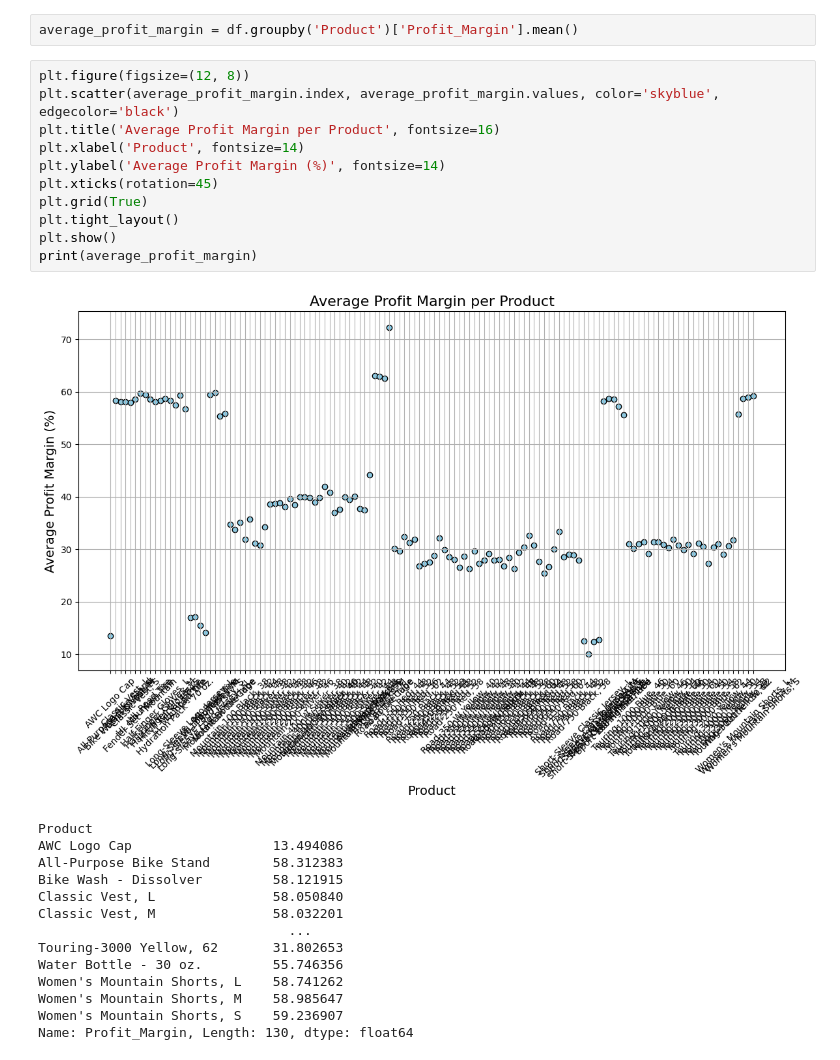
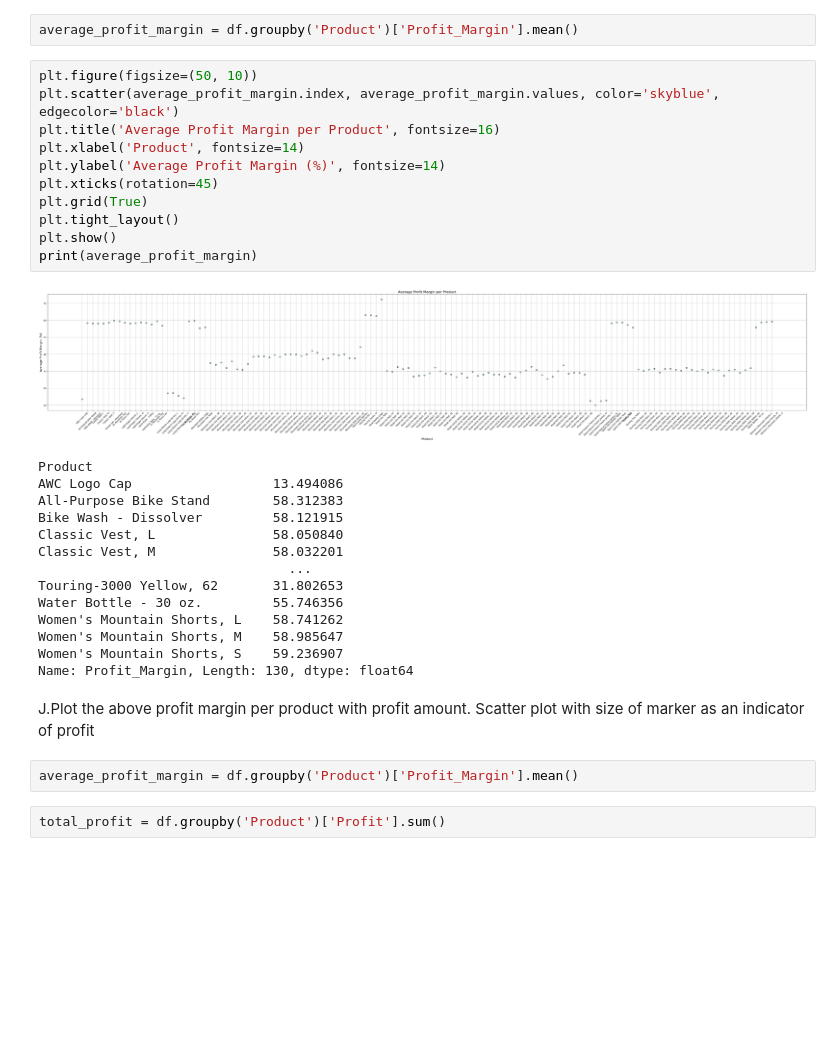
Before and after one commit to srisabarish0112/EntransAI-Induction-Tasks, a Jupyter notebook: tasks.ipynb, the cells around one changed output. Saved outputs shown, nothing was run; the diff lists cells and outputs as text; blank space fills up the shorter version.

```diff
--- a/tasks.ipynb
+++ b/tasks.ipynb
@@ -202,18 +202,18 @@ df['Profit_Margin'] = (df['Profit'] / df['Revenue']) * 100
 # %%
 average_profit_margin = df.groupby('Product')['Profit_Margin'].mean()
 # %%
-plt.figure(figsize=(12, 8))
+plt.figure(figsize=(50, 10))
 plt.scatter(average_profit_margin.index, average_profit_margin.values, color='skyblue', edgecolor='black')
 plt.title('Average Profit Margin per Product', fontsize=16)
 plt.xlabel('Product', fontsize=14)
 plt.ylabel('Average Profit Margin (%)', fontsize=14)
 plt.xticks(rotation=45)
 plt.grid(True)
 plt.tight_layout()
 plt.show()
 print(average_profit_margin)
 # %% [output]
-[figure, old version]
+[figure, new version]
 Product
 AWC Logo Cap                  13.494086
 All-Purpose Bike Stand        58.312383
@@ -227,3 +227,9 @@ Women's Mountain Shorts, L    58.741262
 Women's Mountain Shorts, M    58.985647
 Women's Mountain Shorts, S    59.236907
 Name: Profit_Margin, Length: 130, dtype: float64
+# %% [markdown]
+J.Plot the above profit margin per product with profit amount. Scatter plot with size of marker as an indicator of profit
+# %%
+average_profit_margin = df.groupby('Product')['Profit_Margin'].mean()
+# %%
+total_profit = df.groupby('Product')['Profit'].sum()
```
Also changed, not shown: parts of 1 cell of this notebook.
